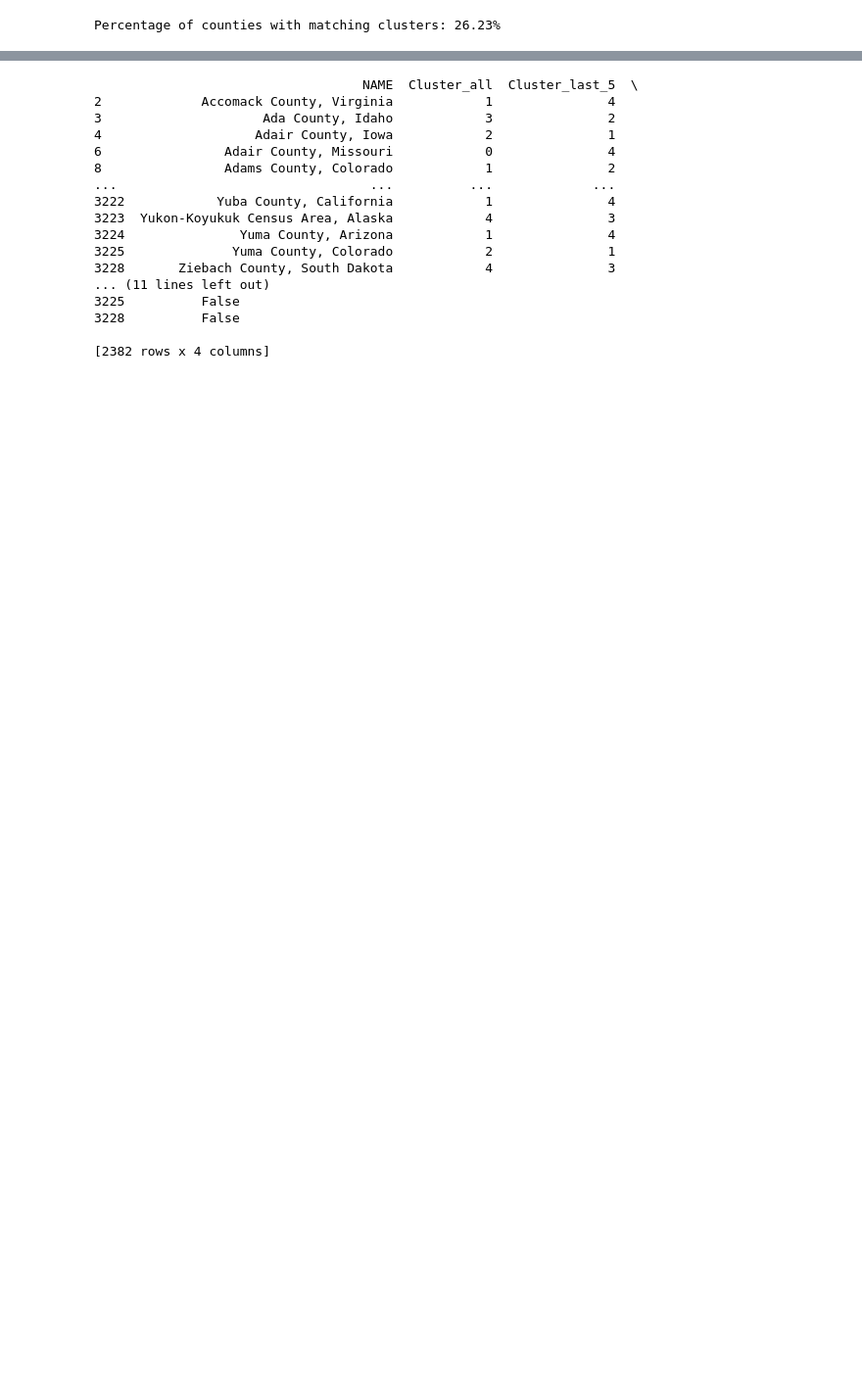
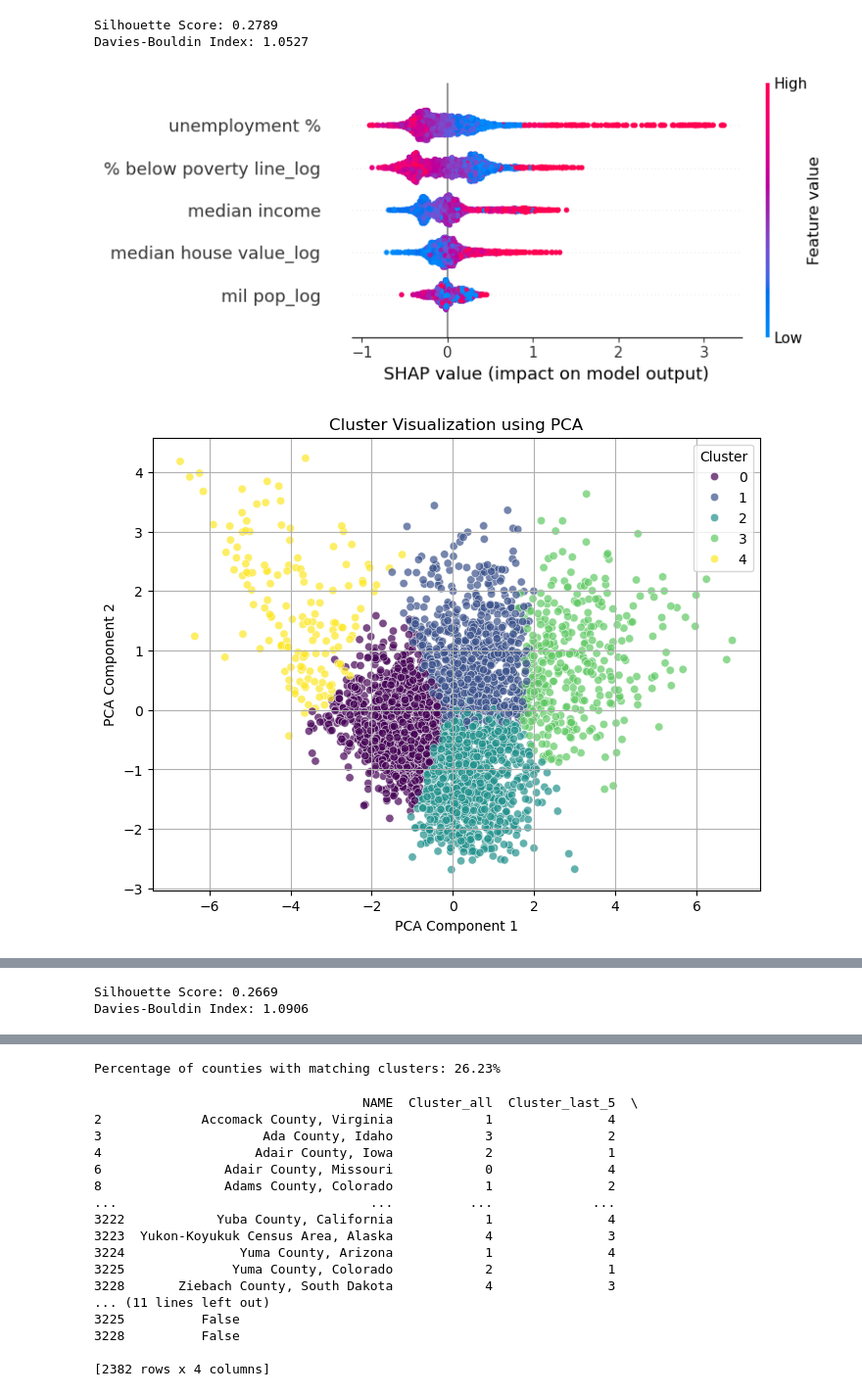
Before and after one commit to kellerl7/Milestone_2, a Jupyter notebook: Unsupervised_Learning/Unsupervised_learning_2.ipynb, the cells around one changed output, grey strips where cells are left out. Shown at 98% size. Cells and saved outputs as stored; diff of their text form; code cells hidden in the pictures; blank space fills up the shorter version.

```diff
--- a/Unsupervised_Learning/Unsupervised_learning_2.ipynb
+++ b/Unsupervised_Learning/Unsupervised_learning_2.ipynb
@@ -39,5 +216,5 @@ df_last_5_years = aggregate_metrics(df[df["Year"].between(2018, 2022)])
 # %%
-# Function for clustering
+features_to_scale = ["mil pop_log", "median income", "median house value_log", "% below poverty line_log", "unemployment %"]
 def perform_clustering(df):
     df = df.copy()  # Prevent modifying the original dataframe
 
@@ -90,12 +267,17 @@ def perform_clustering(df):
     shap_df = pd.DataFrame(shap_values.values, columns=features_to_scale)
     shap_df["Cluster"] = df_scaled["Cluster"]
     cluster_feature_importance = shap_df.groupby("Cluster").mean().abs()
-    print(cluster_feature_importance)
 
-    # PCA Visualization
+    # PCA Analysis
     pca = PCA(n_components=2)
     pca_components = pca.fit_transform(df_scaled[features_to_scale])
     df_scaled["PCA1"], df_scaled["PCA2"] = pca_components[:, 0], pca_components[:, 1]
+
+    pca_loadings = pd.DataFrame(
+        pca.components_,
+        columns=features_to_scale,
+        index=["PCA1", "PCA2"]
+    )
 
     plt.figure(figsize=(8,6))
     sns.scatterplot(x=df_scaled["PCA1"], y=df_scaled["PCA2"], hue=df_scaled["Cluster"], palette="viridis", alpha=0.7)
@@ -106,7 +288,8 @@ def perform_clustering(df):
     plt.grid(True)
     plt.show()
 
-    return df_scaled
+    # Return all required variables
+    return df_scaled, kmeans, shap_values, cluster_feature_importance, pca_loadings
 # %%
 
 # Step 4: Clustering for both cases
@@ -156,6 +298,14 @@ Cluster
 # %%
-# Step 5: Compare Clusters
+# Run clustering on all years
+df_clusters_all, kmeans_all, shap_values_all, cluster_feature_importance_all, pca_loadings_all = perform_clustering(df_all_years)
+
+# Run clustering on the last 5 years
+df_clusters_last_5, kmeans_last_5, shap_values_last_5, cluster_feature_importance_last_5, pca_loadings_last_5 = perform_clustering(df_last_5_years)
+
+# Now df_clusters_all and df_clusters_last_5 are DataFrames
 comparison = pd.merge(df_clusters_all[["NAME", "Cluster"]], df_clusters_last_5[["NAME", "Cluster"]], on="NAME", suffixes=("_all", "_last_5"))
+
+# Check if clusters match
 comparison["Cluster Match"] = comparison["Cluster_all"] == comparison["Cluster_last_5"]
 match_rate = comparison["Cluster Match"].mean()
 print(f"Percentage of counties with matching clusters: {match_rate * 100:.2f}%")
@@ -163 +314,4 @@ print(f"Percentage of counties with matching clusters: {match_rate * 100:.2f}%")
-Percentage of counties with matching clusters: 26.23%
+Silhouette Score: 0.2789
+Davies-Bouldin Index: 1.0527
+[figure, added]
+[figure, added]
@@ -163,0 +319,2 @@ Percentage of counties with matching clusters: 26.23%
+Silhouette Score: 0.2669
+Davies-Bouldin Index: 1.0906
@@ -164,3 +323,4 @@ Percentage of counties with matching clusters: 26.23%
+Percentage of counties with matching clusters: 26.23%
 # %%
 # Display differences
 print(comparison[comparison["Cluster Match"] == False])
```
Also changed, not shown: parts of 22 cells of this notebook.
